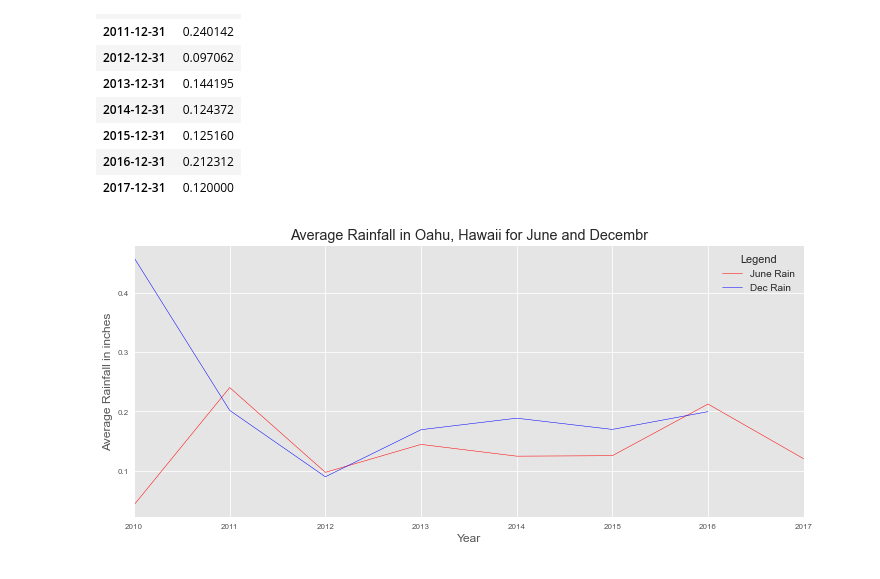
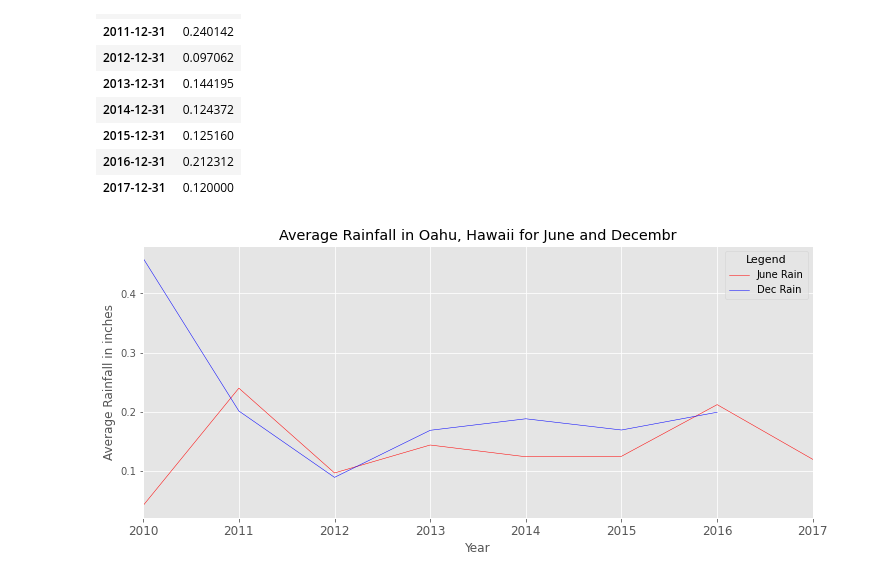
Before and after one commit to AndrejaCH/surfs_up, a Jupyter notebook: SurfsUp_Challenge.ipynb, the cells around one changed output. Drawn from its saved outputs; the diff is of its cells as text; code cells hidden in the pictures.

Commit message:
fix box&whis chart/ style

```diff
--- a/SurfsUp_Challenge.ipynb
+++ b/SurfsUp_Challenge.ipynb
@@ -83,7 +83,7 @@ df_dec.describe()
 ### June and December temps - Box and Whiskers Plot
 # %%
 #Style
-plt.style.use('seaborn-bright')
+plt.style.use('seaborn-whitegrid')
 
 #Plot the Box & Whiskers
 x_labels = ["June Temps", "December Temps"]
@@ -192,21 +192,25 @@ df_rain_jun_index_year
 # %%
 #June and December - graph - by year
 #Style
 style.use('ggplot')
 
 #Plot the graph
 ax = df_rain_jun_index_year.plot(c='red', linewidth=0.5)
 df_rain_dec_index_year.plot(ax=ax, c='blue', figsize=(12, 5), linewidth=0.5)
 
 #Labels
 ax.set_xlabel('Year')
 ax.set_ylabel("Average Rainfall in inches")
 ax.set_title("Average Rainfall in Oahu, Hawaii for June and Decembr")
 
+#Ticks
+plt.xticks(fontsize=12)
+plt.yticks(fontsize=10)
+
 #Plot the legend
 lgnd = plt.legend(fontsize="10", mode="Expanded",
          loc="best", title="Legend")
 lgnd.get_title().set_fontsize(11)
 plt.show()
 # %% [output]
-[figure, old version]
+[figure, new version]
```
Also changed, not shown: parts of 1 cell of this notebook.
